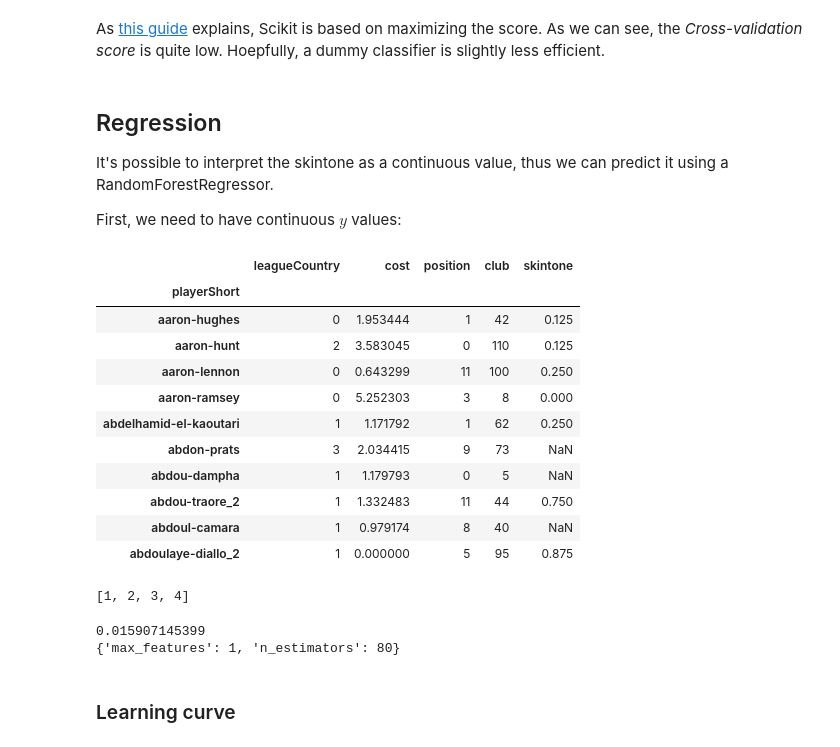
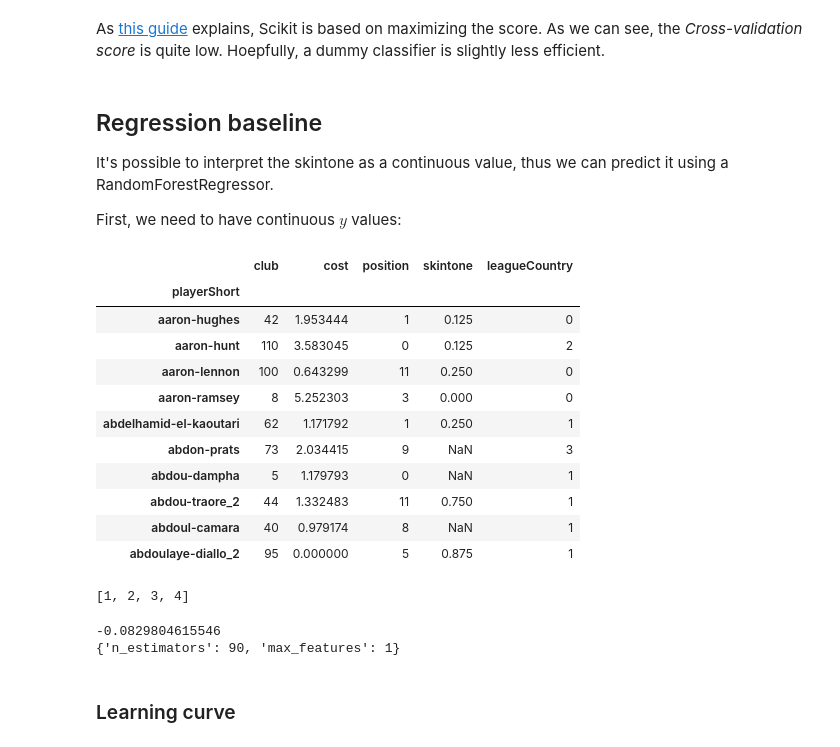
Before and after one commit to fdevillard/ada-homeworks, a Jupyter notebook: 04 - Applied ML/flo-skin-analysis.ipynb, the cells around one changed output. Cells and saved outputs as stored; diff of their text form; code cells hidden in the pictures.

```diff
--- a/04 - Applied ML/flo-skin-analysis.ipynb
+++ b/04 - Applied ML/flo-skin-analysis.ipynb
@@ -381,38 +379,38 @@ helpers.plot_learning_curve(estimator, 'Baseline classification', x_training, y_
 # %% [markdown]
 As [this guide](http://scikit-learn.org/stable/modules/model_evaluation.html) explains, Scikit is based on maximizing the score. As we can see, the _Cross-validation score_ is quite low. Hoepfully, a dummy classifier is slightly less efficient.
 # %% [markdown]
-## Regression
+## Regression baseline
 It's possible to interpret the skintone as a continuous value, thus we can predict it using a RandomForestRegressor.
 
 First, we need to have continuous $y$ values:
 # %%
 df_subset['skintone'] = df['skintone'].copy()
 
 df_grouped = df_subset.groupby('playerShort')
 
 df_final = df_grouped.agg({
-        'club': pick_first,
-        'leagueCountry': pick_first,
-        'position': pick_first,
+        'club': 'first',
+        'leagueCountry': 'first',
+        'position': 'first',
         'cost': 'sum',
-        'skintone': pick_first
+        'skintone': 'first'
     })
 
 
 df_final.head(10)
 # %% [output]
-|  | leagueCountry | cost | position | club | skintone |
+|  | club | cost | position | skintone | leagueCountry |
 | playerShort |  |  |  |  |  |
-| aaron-hughes | 0 | 1.953444 | 1 | 42 | 0.125 |
-| aaron-hunt | 2 | 3.583045 | 0 | 110 | 0.125 |
-| aaron-lennon | 0 | 0.643299 | 11 | 100 | 0.250 |
-| aaron-ramsey | 0 | 5.252303 | 3 | 8 | 0.000 |
-| abdelhamid-el-kaoutari | 1 | 1.171792 | 1 | 62 | 0.250 |
-| abdon-prats | 3 | 2.034415 | 9 | 73 | NaN |
-| abdou-dampha | 1 | 1.179793 | 0 | 5 | NaN |
-| abdou-traore_2 | 1 | 1.332483 | 11 | 44 | 0.750 |
-| abdoul-camara | 1 | 0.979174 | 8 | 40 | NaN |
-| abdoulaye-diallo_2 | 1 | 0.000000 | 5 | 95 | 0.875 |
+| aaron-hughes | 42 | 1.953444 | 1 | 0.125 | 0 |
+| aaron-hunt | 110 | 3.583045 | 0 | 0.125 | 2 |
+| aaron-lennon | 100 | 0.643299 | 11 | 0.250 | 0 |
+| aaron-ramsey | 8 | 5.252303 | 3 | 0.000 | 0 |
+| abdelhamid-el-kaoutari | 62 | 1.171792 | 1 | 0.250 | 1 |
+| abdon-prats | 73 | 2.034415 | 9 | NaN | 3 |
+| abdou-dampha | 5 | 1.179793 | 0 | NaN | 1 |
+| abdou-traore_2 | 44 | 1.332483 | 11 | 0.750 | 1 |
+| abdoul-camara | 40 | 0.979174 | 8 | NaN | 1 |
+| abdoulaye-diallo_2 | 95 | 0.000000 | 5 | 0.875 | 1 |
 # %%
 (x_training, y_training, x_predict) = split_training_predicting(df_final, 'skintone')
 
@@ -439,8 +437,8 @@ cv_result = gscv.fit(x_training, list(y_training))
 print(cv_result.best_score_)
 print(cv_result.best_params_)
 # %% [output]
-0.015907145399
-{'max_features': 1, 'n_estimators': 80}
+-0.0829804615546
+{'n_estimators': 90, 'max_features': 1}
 # %% [markdown]
 ### Learning curve
 # %%
```
Also changed, not shown: parts of 27 cells of this notebook.
